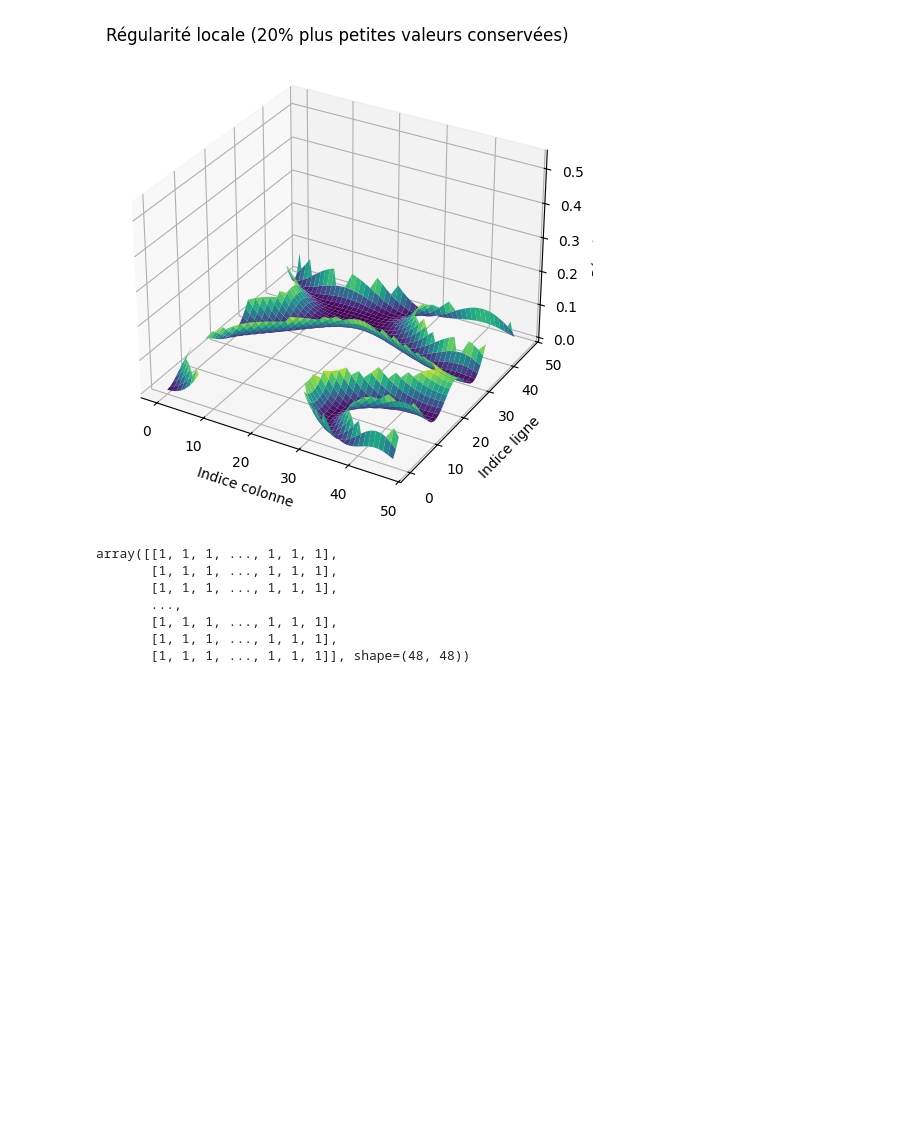
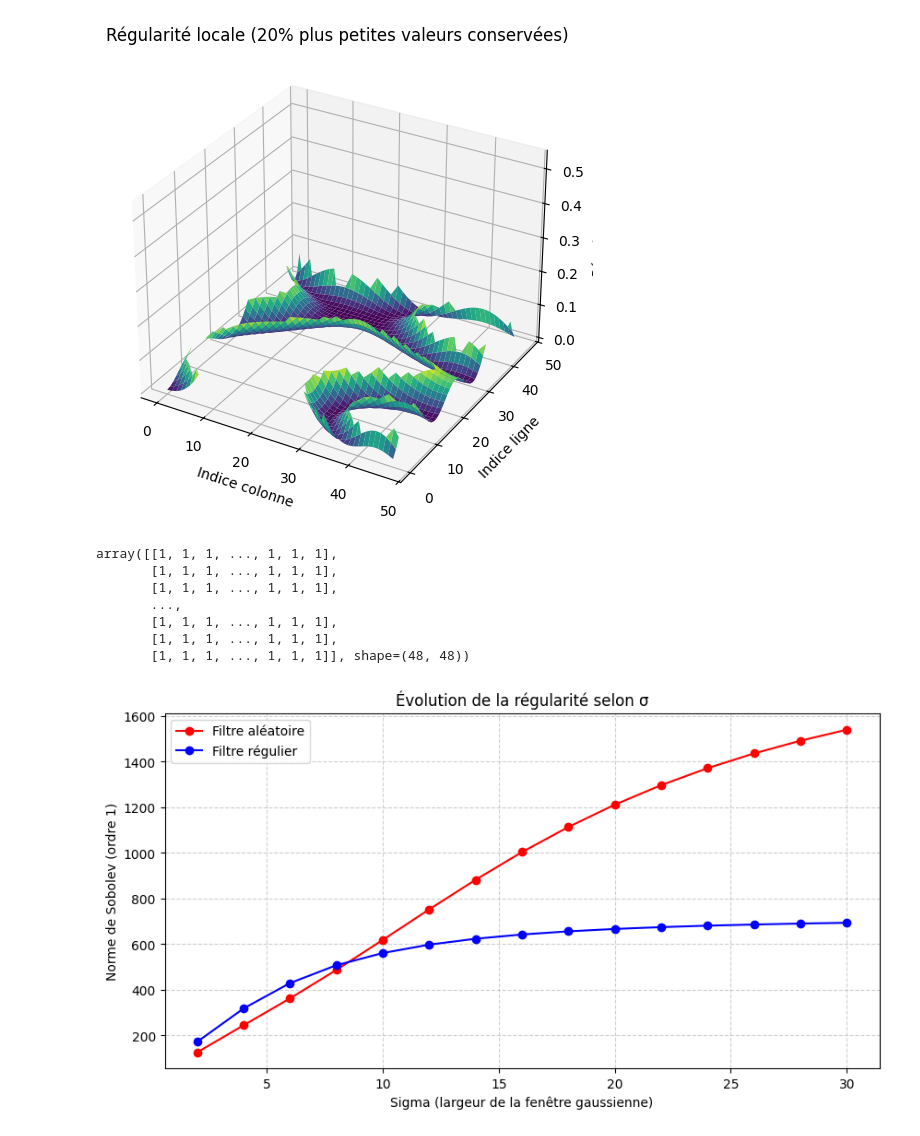
Before and after one commit to josselinteste/projet_es_ia_embarquee_CHALIN_TESTE, a Jupyter notebook: utilitaire.ipynb, the cells around one changed output. Drawn from its saved outputs; the diff is of its cells as text; code cells hidden in the pictures; blank space fills up the shorter version.

```diff
--- a/utilitaire.ipynb
+++ b/utilitaire.ipynb
@@ -809,7 +832,7 @@ def weighted_sum_with_mask(Zsmooth, reg_map, percentile=10, block_size=(3,3)):
 
 # Exemple d’utilisation :
 percentile = 30  # garder les 20% zones les plus régulières
-block_size = (3,3)
+block_size = (5,5)
 
 # 1. Calculer la carte de régularité locale
 reg_map = local_sobolev_gauss_3D(Zsmooth, block_size=block_size, alpha=2, sigma=1.0)
@@ -904,3 +927,89 @@ array([[1, 1, 1, ..., 1, 1, 1],
        [1, 1, 1, ..., 1, 1, 1],
        [1, 1, 1, ..., 1, 1, 1],
        [1, 1, 1, ..., 1, 1, 1]], shape=(48, 48))
+# %%
+import numpy as np
+import matplotlib.pyplot as plt
+from scipy.interpolate import RegularGridInterpolator
+
+# --- Fonctions utilitaires ---
+
+def interpolate_filter(filter_weights, smooth_factor=50):
+    """Interpolation cubique pour passer du filtre discret à une fonction continue"""
+    h, w = filter_weights.shape
+    y = np.arange(h)
+    x = np.arange(w)
+    interp_func = RegularGridInterpolator((y, x), filter_weights, method='cubic')
+    ynew = np.linspace(0, h - 1, smooth_factor)
+    xnew = np.linspace(0, w - 1, smooth_factor)
+    X, Y = np.meshgrid(xnew, ynew)
+    points = np.array([Y.ravel(), X.ravel()]).T
+    Zsmooth = interp_func(points).reshape(smooth_factor, smooth_factor)
+    return Zsmooth
+
+
+def project_to_schwartz(Zsmooth, sigma):
+    """Projection dans un espace proche de S(R^2) via une gaussienne de largeur sigma"""
+    H, W = Zsmooth.shape
+    y = np.arange(H) - H / 2
+    x = np.arange(W) - W / 2
+    X, Y = np.meshgrid(x, y)
+    gauss_window = np.exp(-(X**2 + Y**2) / (2 * sigma**2))
+    Z_schwartz = Zsmooth * gauss_window
+    return Z_schwartz
+
+
+def sobolev_norm(Z, alpha=1.0):
+    """Calcule la norme de Sobolev d'ordre alpha"""
+    H = np.fft.fftshift(np.fft.fft2(Z))
+    n, m = Z.shape
+    u = np.fft.fftshift(np.fft.fftfreq(n))
+    v = np.fft.fftshift(np.fft.fftfreq(m))
+    U, V = np.meshgrid(u, v, indexing='ij')
+    weight = (1 + U**2 + V**2)**alpha
+    return np.sqrt(np.sum(weight * (np.abs(H)**2)))
+
+
+def sweep_sigma(filter_weights, sigmas, smooth_factor=50, alpha=1.0):
+    """Balaye les sigma et calcule la norme Sobolev correspondante"""
+    Zsmooth = interpolate_filter(filter_weights, smooth_factor=smooth_factor)
+    norms = []
+    for sigma in sigmas:
+        Z_schwartz = project_to_schwartz(Zsmooth, sigma)
+        norm_val = sobolev_norm(Z_schwartz, alpha=alpha)
+        norms.append(norm_val)
+    return np.array(norms)
+
+
+# --- Exemple d'utilisation ---
+
+# Filtre aléatoire (bruyant)
+np.random.seed(0)
+filter_random = np.random.randn(5, 5)
+
+# Filtre régulier (type gaussien)
+x = np.linspace(-1, 1, 5)
+y = np.linspace(-1, 1, 5)
+X, Y = np.meshgrid(x, y)
+filter_regular = np.exp(-(X**2 + Y**2) / 0.2)
+
+# Liste des sigma à tester
+sigmas = np.linspace(2, 30, 15)
+
+# Calcul des normes Sobolev
+norms_random = sweep_sigma(filter_random, sigmas)
+norms_regular = sweep_sigma(filter_regular, sigmas)
+
+# --- Affichage des résultats ---
+
+plt.figure(figsize=(10,5))
+plt.plot(sigmas, norms_random, 'r-o', label='Filtre aléatoire')
+plt.plot(sigmas, norms_regular, 'b-o', label='Filtre régulier')
+plt.xlabel('Sigma (largeur de la fenêtre gaussienne)')
+plt.ylabel('Norme de Sobolev (ordre 1)')
+plt.title("Évolution de la régularité selon σ")
+plt.grid(True, linestyle='--', alpha=0.6)
+plt.legend()
+plt.show()
+# %% [output]
+[figure, added]
```
Also changed, not shown: parts of 10 cells of this notebook.
